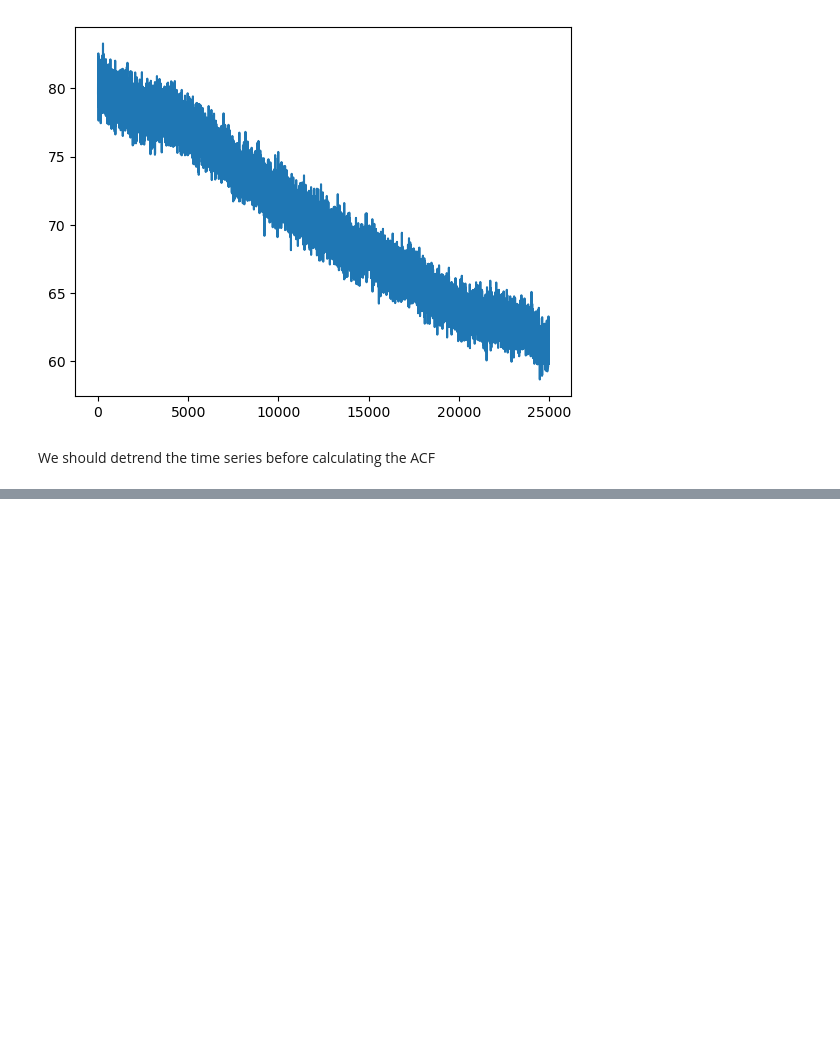
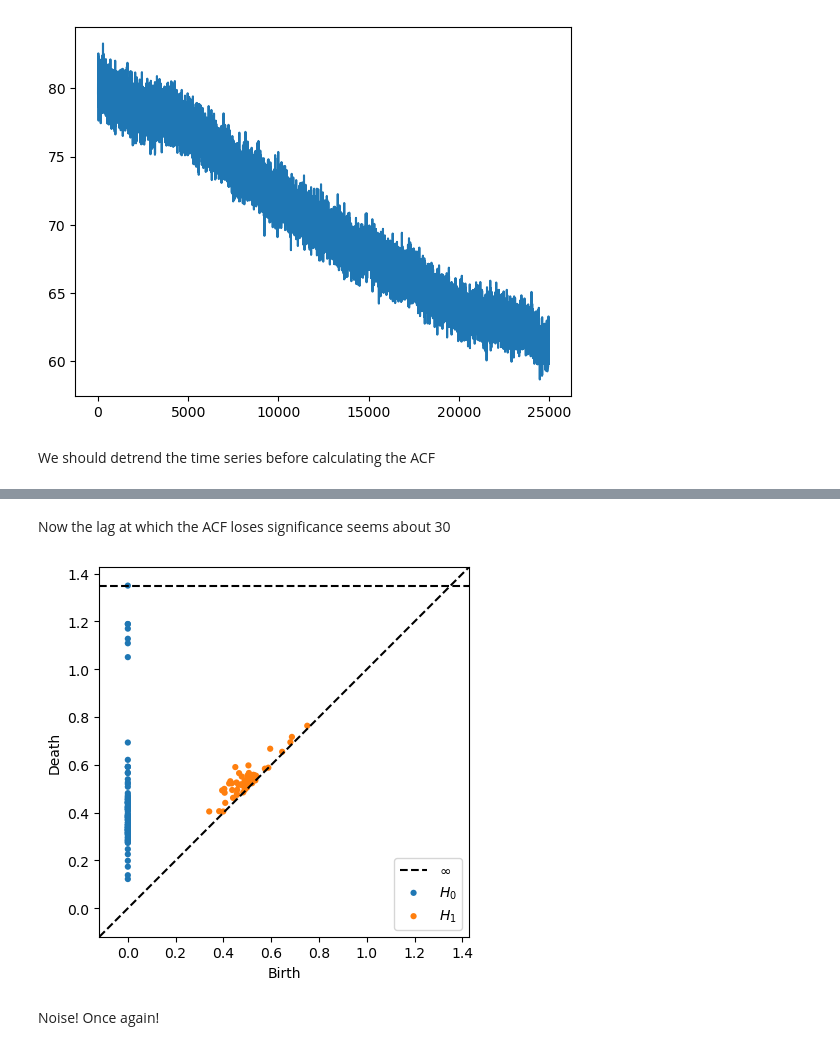
Before and after one commit to m-a-r-i-o/corecollap, a Jupyter notebook: Core collapse.ipynb, the cells around one changed output, grey strips where cells are left out. Drawn from its saved outputs; the diff is of its cells as text; code cells hidden in the pictures; blank space fills up the shorter version.

```diff
--- a/Core collapse.ipynb
+++ b/Core collapse.ipynb
@@ -209,0 +242,15 @@ Noise alone, noise together...
+# %% [markdown]
+Now the lag at which the ACF loses significance seems about 30
+# %%
+selected_nbd = np.array([int(x) for x in range(len(detrended_sigma_c_around_cc_nbd)) if x%30==0])
+
+subsampled_detrended_sigma_c_around_cc_nbd = detrended_sigma_c_around_cc_nbd.to_numpy()[selected_nbd]
+
+N = 5
+Nlags_sigma_nbd = add_lag(subsampled_detrended_sigma_c_around_cc_nbd, lags=N)
+diagrams_sigma_nbd = ripser(Nlags_sigma_nbd)['dgms']
+plot_diagrams(diagrams_sigma_nbd, show=True)
+# %% [output]
+[figure, added]
+# %% [markdown]
+Noise! Once again!
```
Also changed, not shown: parts of 40 cells of this notebook, 1 other file.
